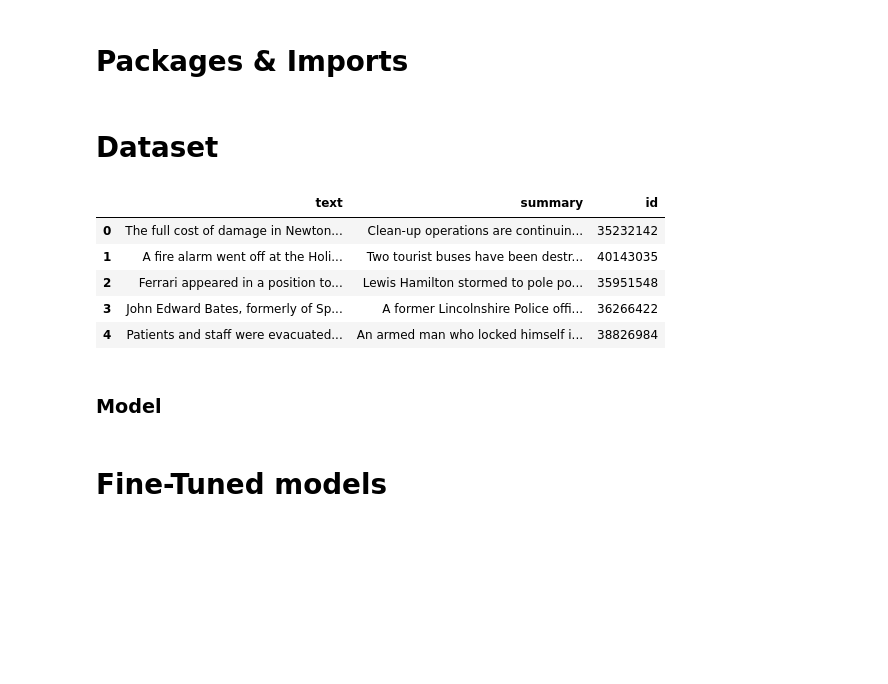
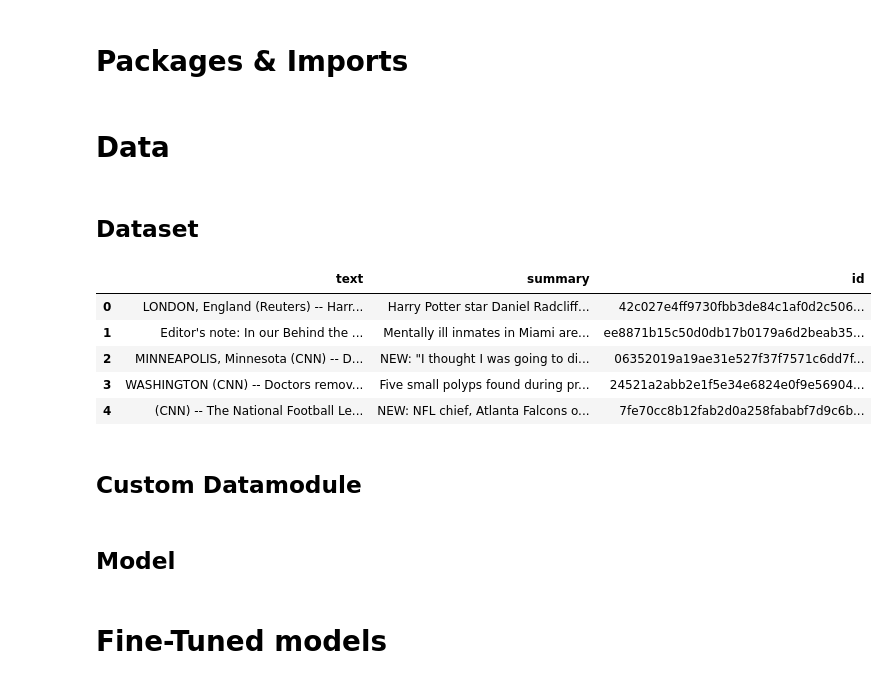
Before and after one commit to kevin-rn/Efficient-Fact-checking, a Jupyter notebook: abstractive_summary.ipynb, the cells around one changed output. Cells and saved outputs as stored; diff of their text form; code cells hidden in the pictures; blank space fills up the shorter version.

```diff
--- a/abstractive_summary.ipynb
+++ b/abstractive_summary.ipynb
@@ -31,5 +33,7 @@ from pytorch_lightning.callbacks import ModelCheckpoint
+# %% [markdown]
+# Data
 # %% [markdown]
-# Dataset
+## Dataset
 # %%
 # Set Dataset
 dataset = "cnn_dailymail"
@@ -56,17 +60,19 @@ dataset = "cnn_dailymail"
 # %%
 # Read Dataset from folder
-df_train = pd.read_csv(f'data/{dataset}/train.csv')
-df_val = pd.read_csv(f'data/{dataset}/validation.csv')
-df_test = pd.read_csv(f'data/{dataset}/test.csv')
+df_train = pd.read_csv(f'Grounding_LM/data/{dataset}/train.csv')
+df_val = pd.read_csv(f'Grounding_LM/data/{dataset}/validation.csv')
+df_test = pd.read_csv(f'Grounding_LM/data/{dataset}/test.csv')
 
 df_train.head()
 # %% [output]
 |  | text | summary | id |
-| 0 | The full cost of damage in Newton... | Clean-up operations are continuin... | 35232142 |
-| 1 | A fire alarm went off at the Holi... | Two tourist buses have been destr... | 40143035 |
-| 2 | Ferrari appeared in a position to... | Lewis Hamilton stormed to pole po... | 35951548 |
-| 3 | John Edward Bates, formerly of Sp... | A former Lincolnshire Police offi... | 36266422 |
-| 4 | Patients and staff were evacuated... | An armed man who locked himself i... | 38826984 |
+| 0 | LONDON, England (Reuters) -- Harr... | Harry Potter star Daniel Radcliff... | 42c027e4ff9730fbb3de84c1af0d2c506... |
+| 1 | Editor's note: In our Behind the ... | Mentally ill inmates in Miami are... | ee8871b15c50d0db17b0179a6d2beab35... |
+| 2 | MINNEAPOLIS, Minnesota (CNN) -- D... | NEW: "I thought I was going to di... | 06352019a19ae31e527f37f7571c6dd7f... |
+| 3 | WASHINGTON (CNN) -- Doctors remov... | Five small polyps found during pr... | 24521a2abb2e1f5e34e6824e0f9e56904... |
+| 4 | (CNN) -- The National Football Le... | NEW: NFL chief, Atlanta Falcons o... | 7fe70cc8b12fab2d0a258fababf7d9c6b... |
+# %% [markdown]
+## Custom Datamodule
 # %%
 class CustomDataset(Dataset):
     def __init__(self, data, tokenizer, text_max_len = 512, summary_max_len = 128):
@@ -160,7 +166,7 @@ class CustomDataModule(pl.LightningDataModule):
     def test_dataloader(self):
       return DataLoader(self.test_dataset, batch_size=self.batch, shuffle=True, num_workers=2, collate_fn=self.collate_fn)
 # %% [markdown]
-### Model
+## Model
 # %%
 # class SummaryModel(pl.LightningModule):
 
```
Also changed, not shown: parts of 23 cells of this notebook.
